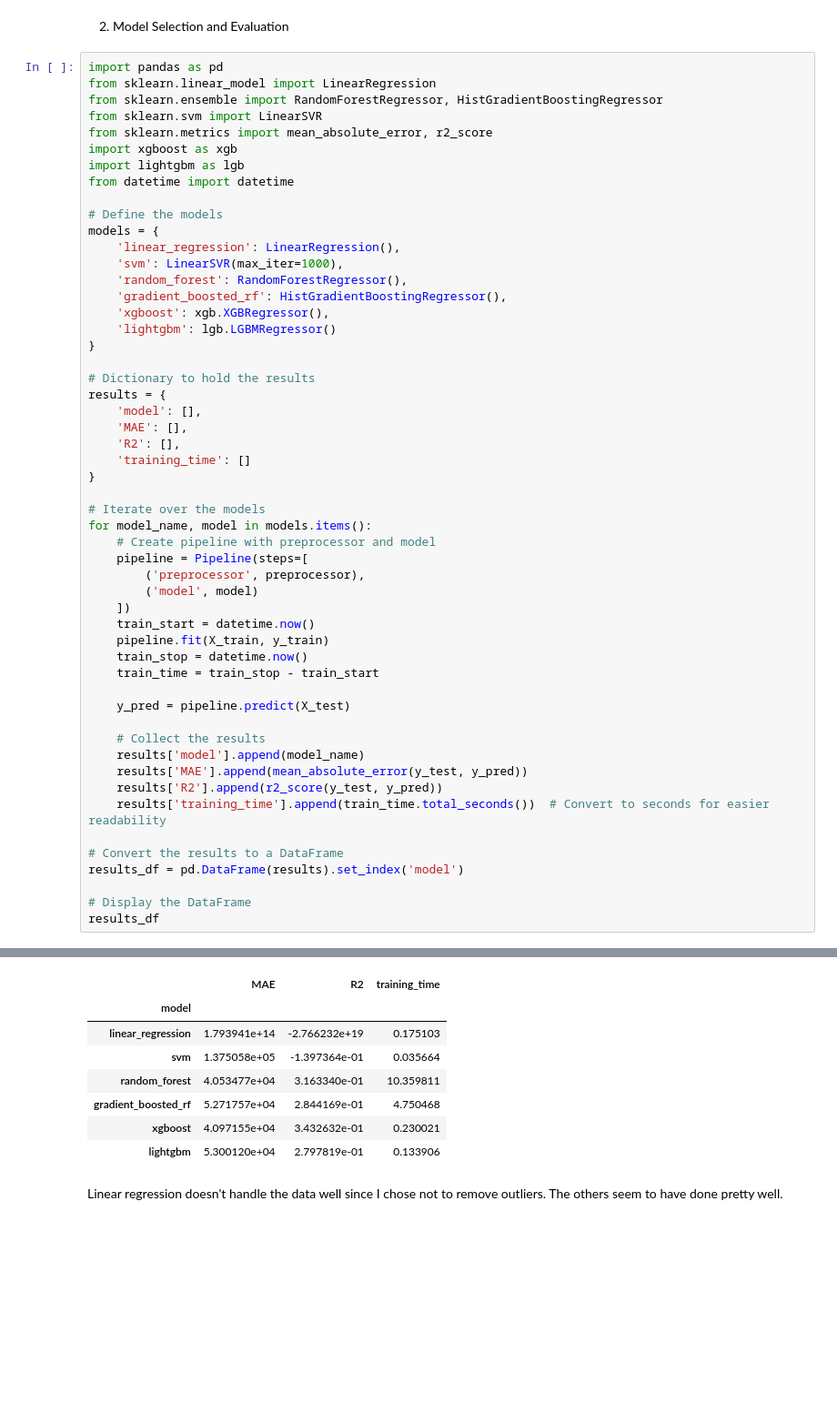
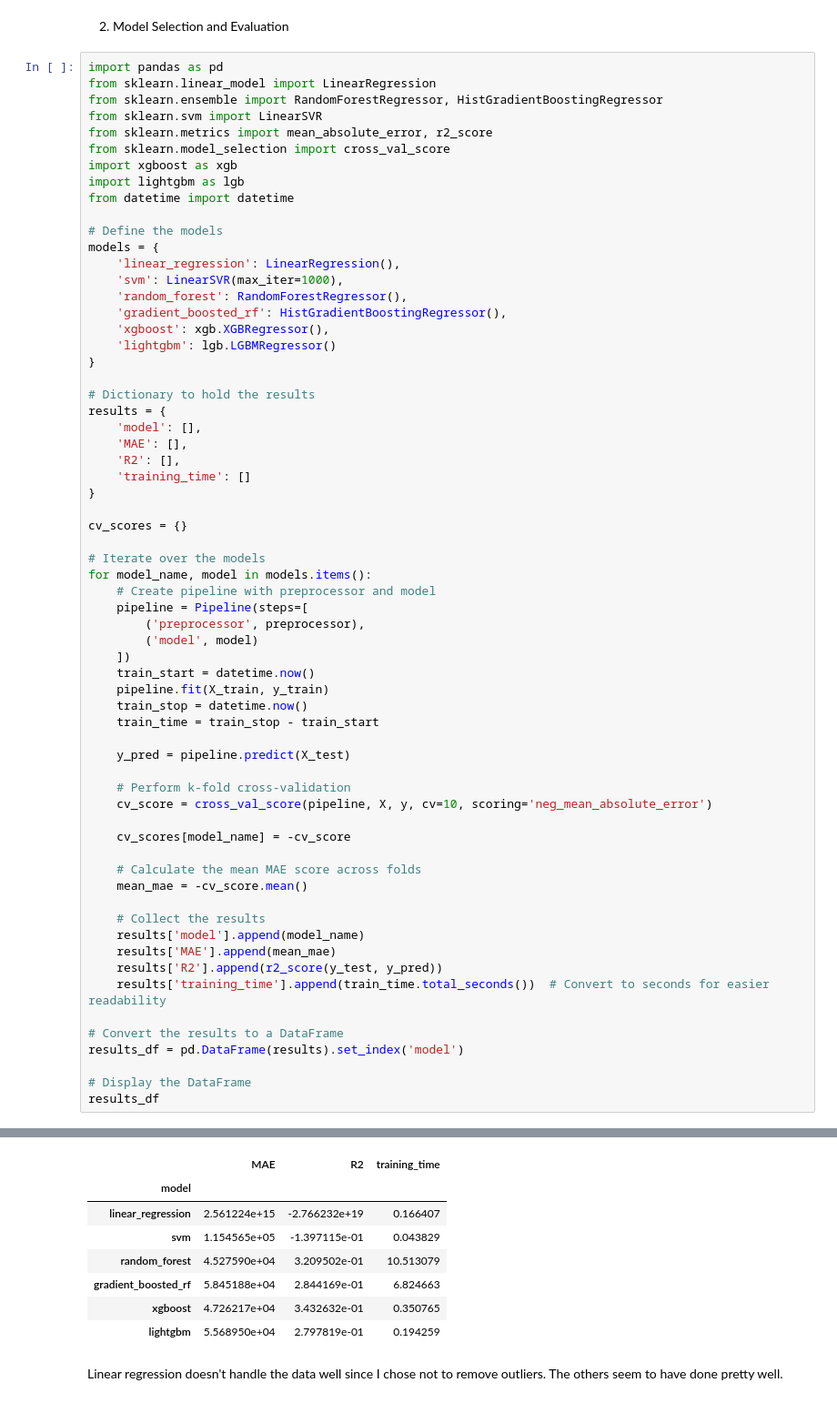
Before and after one commit to Shaheerairaj/car-value-estimator-team, a Jupyter notebook: Model Building/modelling_shaheer.ipynb, the cells around one changed output, grey strips where cells are left out. Shown at 91% size. Cells and saved outputs as stored; diff of their text form; blank space fills up the shorter version.

```diff
--- a/Model Building/modelling_shaheer.ipynb
+++ b/Model Building/modelling_shaheer.ipynb
@@ -132,6 +134,7 @@ from sklearn.linear_model import LinearRegression
 from sklearn.ensemble import RandomForestRegressor, HistGradientBoostingRegressor
 from sklearn.svm import LinearSVR
 from sklearn.metrics import mean_absolute_error, r2_score
+from sklearn.model_selection import cross_val_score
 import xgboost as xgb
 import lightgbm as lgb
 from datetime import datetime
@@ -154,6 +157,8 @@ results = {
     'training_time': []
 }
 
+cv_scores = {}
+
 # Iterate over the models
 for model_name, model in models.items():
     # Create pipeline with preprocessor and model
@@ -168,9 +173,17 @@ for model_name, model in models.items():
 
     y_pred = pipeline.predict(X_test)
 
+    # Perform k-fold cross-validation
+    cv_score = cross_val_score(pipeline, X, y, cv=10, scoring='neg_mean_absolute_error')
+
+    cv_scores[model_name] = -cv_score
+
+    # Calculate the mean MAE score across folds
+    mean_mae = -cv_score.mean()
+
     # Collect the results
     results['model'].append(model_name)
-    results['MAE'].append(mean_absolute_error(y_test, y_pred))
+    results['MAE'].append(mean_mae)
     results['R2'].append(r2_score(y_test, y_pred))
     results['training_time'].append(train_time.total_seconds())  # Convert to seconds for easier readability
 
@@ -189,10 +213,10 @@ And if memory is not enough, you can set `force_col_wise=true`.
 |  | MAE | R2 | training_time |
 | model |  |  |  |
-| linear_regression | 1.793941e+14 | -2.766232e+19 | 0.175103 |
-| svm | 1.375058e+05 | -1.397364e-01 | 0.035664 |
-| random_forest | 4.053477e+04 | 3.163340e-01 | 10.359811 |
-| gradient_boosted_rf | 5.271757e+04 | 2.844169e-01 | 4.750468 |
-| xgboost | 4.097155e+04 | 3.432632e-01 | 0.230021 |
-| lightgbm | 5.300120e+04 | 2.797819e-01 | 0.133906 |
+| linear_regression | 2.561224e+15 | -2.766232e+19 | 0.166407 |
+| svm | 1.154565e+05 | -1.397115e-01 | 0.043829 |
+| random_forest | 4.527590e+04 | 3.209502e-01 | 10.513079 |
+| gradient_boosted_rf | 5.845188e+04 | 2.844169e-01 | 6.824663 |
+| xgboost | 4.726217e+04 | 3.432632e-01 | 0.350765 |
+| lightgbm | 5.568950e+04 | 2.797819e-01 | 0.194259 |
 # %% [markdown]
 Linear regression doesn't handle the data well since I chose not to remove outliers. The others seem to have done pretty well.
```
Also changed, not shown: parts of 6 cells of this notebook.
